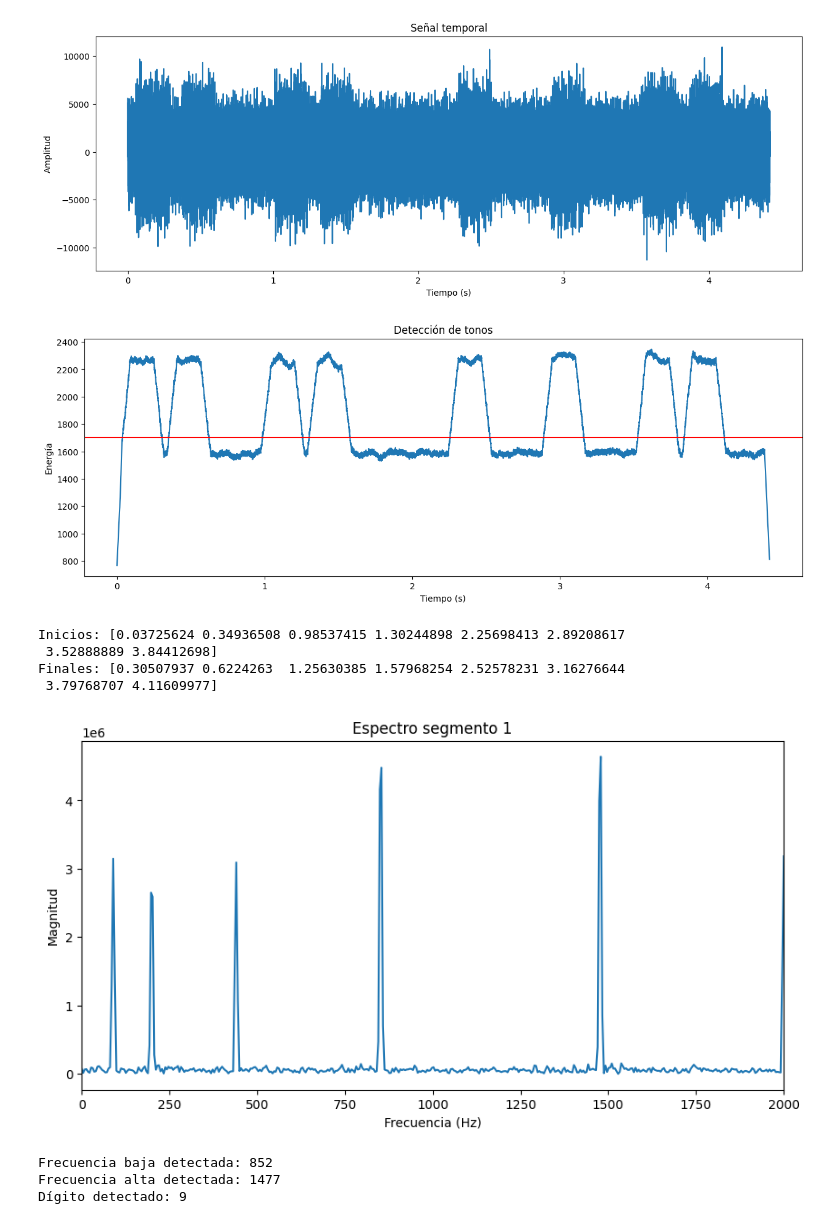
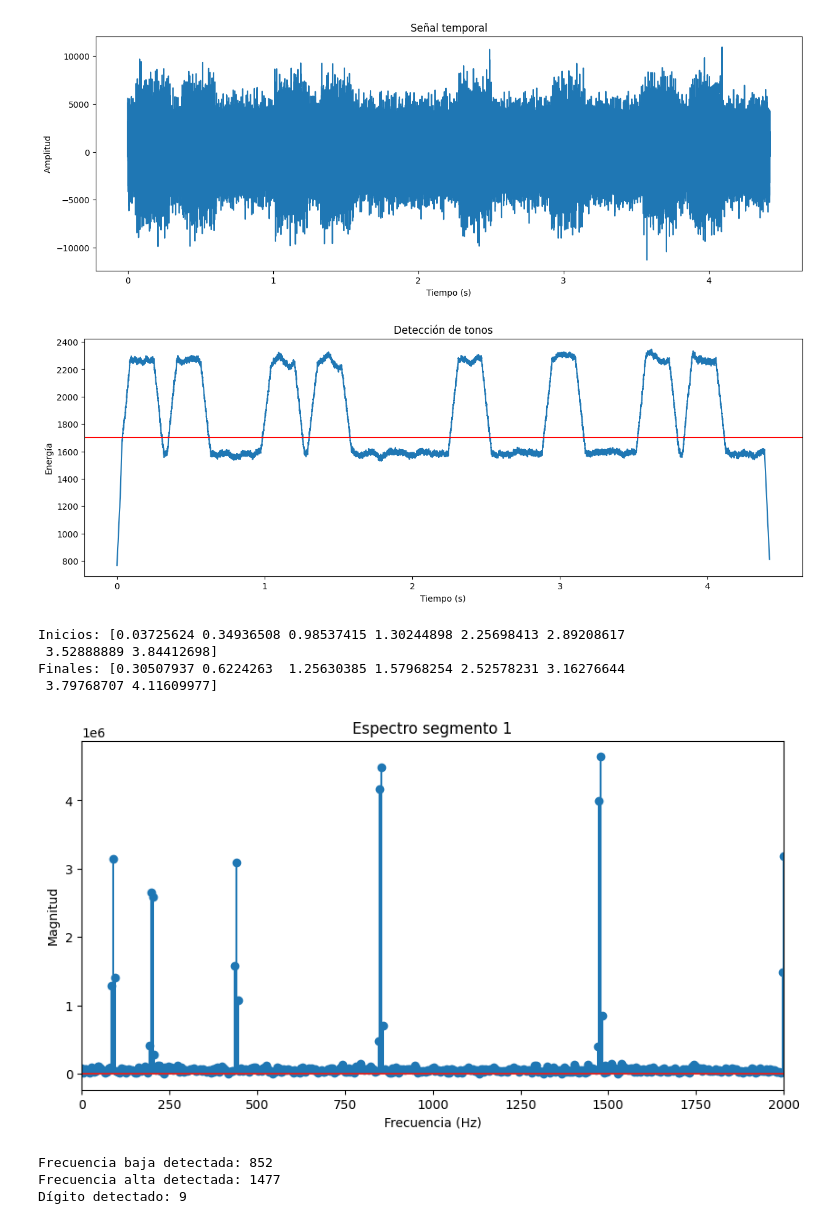
Before and after one commit to Dowhyj32/Modelado-Continuo, a Jupyter notebook: Analisis de Fourier/TP/tp_limpio.ipynb, the cells around one changed output. Cells and saved outputs as stored; diff of their text form; code cells hidden in the pictures.

```diff
--- a/Analisis de Fourier/TP/tp_limpio.ipynb
+++ b/Analisis de Fourier/TP/tp_limpio.ipynb
@@ -149,7 +149,7 @@ for i in range(len(inicios)):
 
     plt.figure(figsize=(10,5))
 
-    plt.plot(frecuencias, magnitud)
+    plt.stem(frecuencias, magnitud)
 
     plt.xlim(0,2000)
 
@@ -390,7 +390,7 @@ for i in range(len(inicios)):
 
     plt.figure(figsize=(10,5))
 
-    plt.plot(frecuencias, magnitud)
+    plt.stem(frecuencias, magnitud)
 
     plt.xlim(0,2000)
 
@@ -421,34 +421,34 @@ for i in range(len(inicios)):
 
         energias_altas.append(magnitud[indice])
 
     # frecuencia baja dominante
     freq_baja = dtmf_bajas[np.argmax(energias_bajas)]
 
     # frecuencia alta dominante
     freq_alta = dtmf_altas[np.argmax(energias_altas)]
 
     print(f'Frecuencia baja detectada: {freq_baja}')
     print(f'Frecuencia alta detectada: {freq_alta}')
 
     # =========================
     # Reconocimiento del dígito
     # =========================
 
     digito = tabla[(freq_baja, freq_alta)]
 
     print(f'Dígito detectado: {digito}')
 
     numero += digito
 
 print(f'Número detectado: {numero}')
 # %% [output]
 [figure]
 [figure]
 Inicios: [0.03725624 0.34936508 0.98537415 1.30244898 2.25698413 2.89208617
  3.52888889 3.84412698]
 Finales: [0.30507937 0.6224263  1.25630385 1.57968254 2.52578231 3.16276644
  3.79768707 4.11609977]
-[figure, old version]
+[figure, new version]
 Frecuencia baja detectada: 852
 Frecuencia alta detectada: 1477
 Dígito detectado: 9
```
Also changed, not shown: parts of 2 cells of this notebook.
